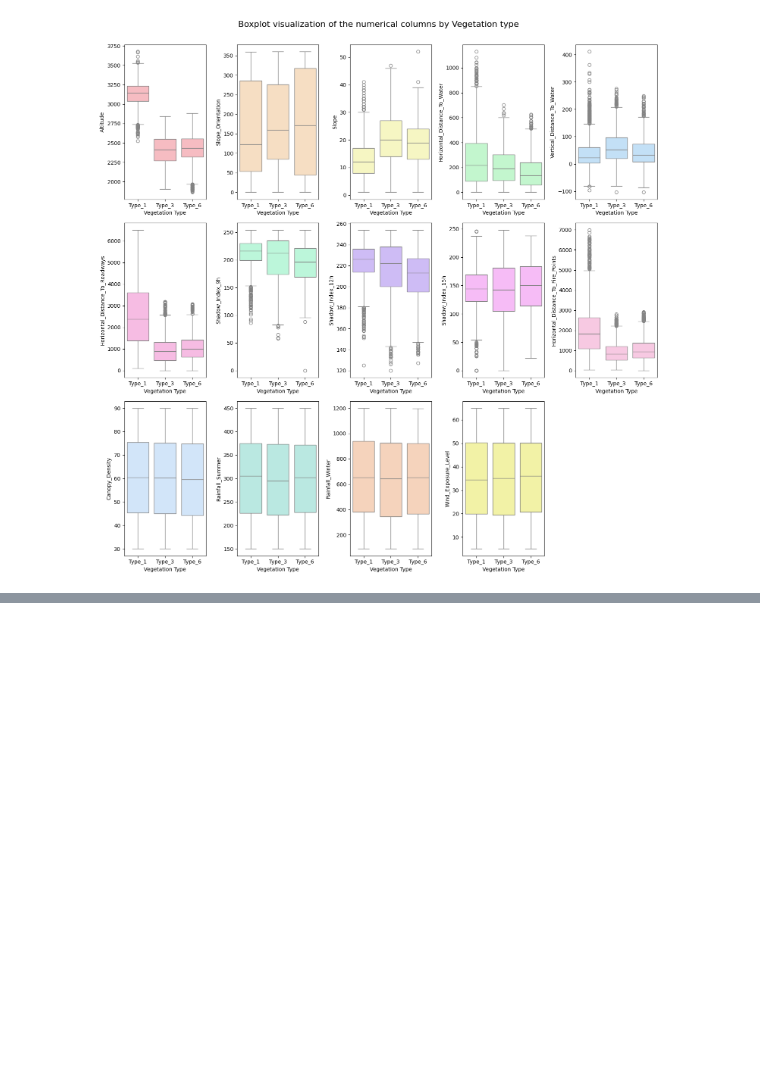
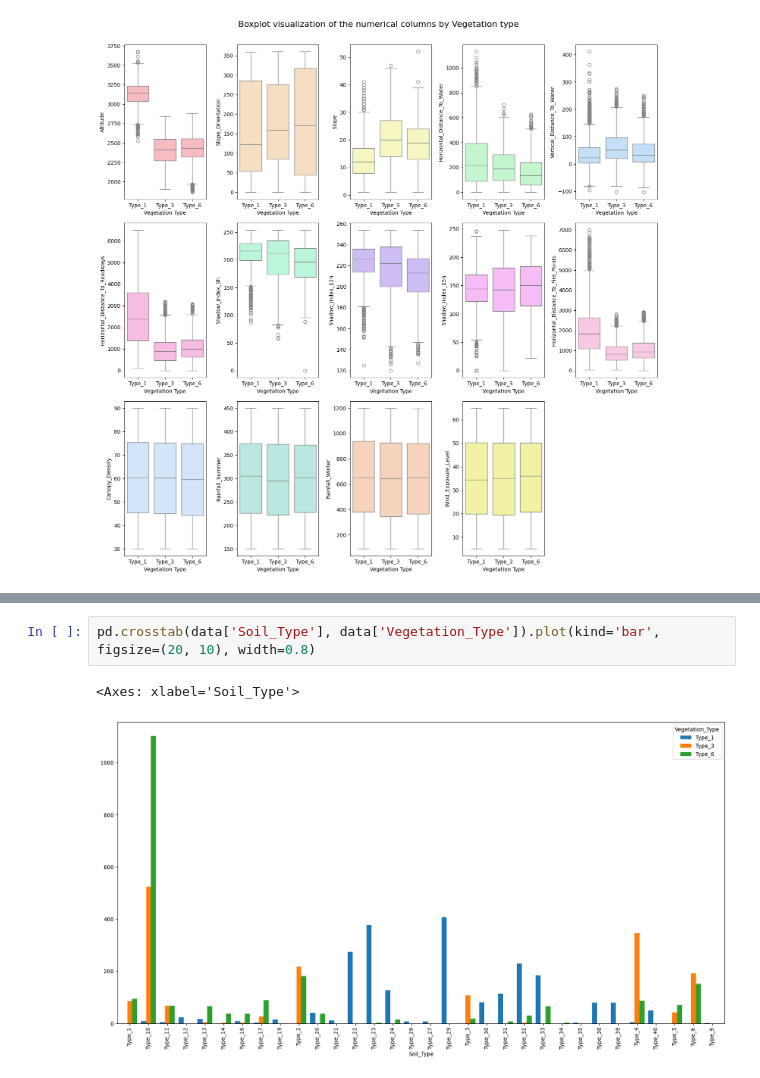
Before and after one commit to beatrizmsa/ml-vegetation-classifier, a Jupyter notebook: notebook.ipynb, the cells around one changed output, grey strips where cells are left out. Cells and saved outputs as stored; diff of their text form; blank space fills up the shorter version.

```diff
--- a/notebook.ipynb
+++ b/notebook.ipynb
@@ -103,0 +174,5 @@ boxplot_by_type_visualization(data, numerical_columns, 'Boxplot visualization of
+# %%
+pd.crosstab(data['Soil_Type'], data['Vegetation_Type']).plot(kind='bar', figsize=(20, 10), width=0.8)
+# %% [output]
+<Axes: xlabel='Soil_Type'>
+[figure, added]
```
Also changed, not shown: parts of 11 cells of this notebook.
